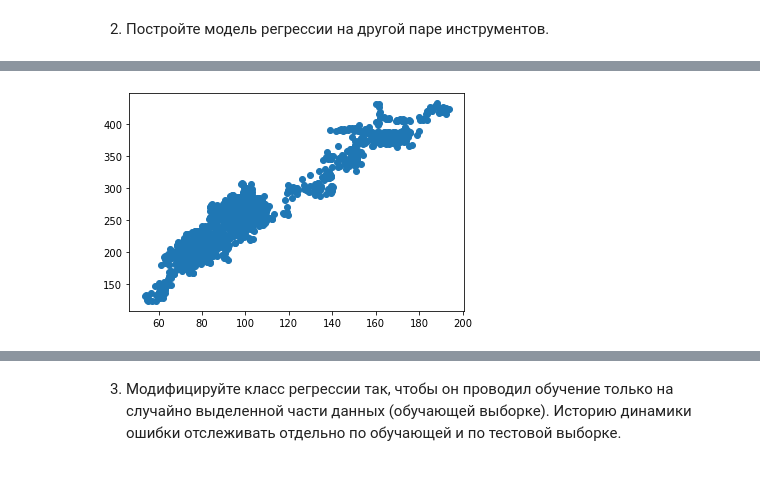
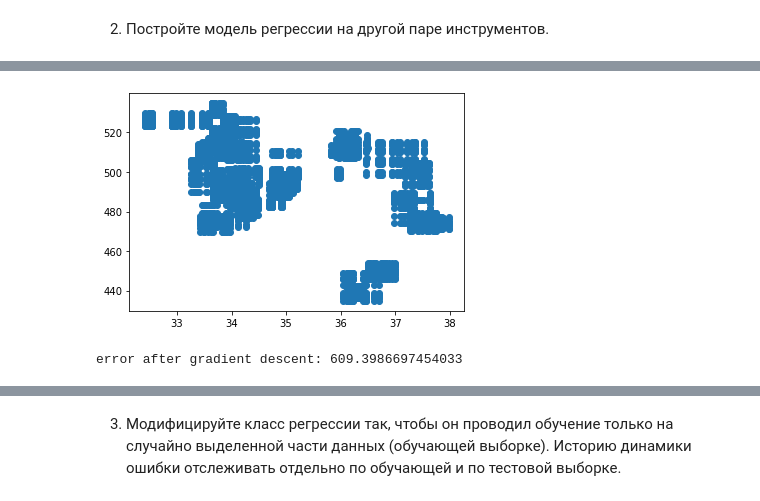
Before and after one commit to victorioustone/tadimo_1, a Jupyter notebook: sem05/ML1.1_Каменчук.ipynb, the cells around one changed output, grey strips where cells are left out. Cells and saved outputs as stored; diff of their text form; code cells hidden in the pictures.

```diff
--- a/sem05/ML1.1_Каменчук.ipynb
+++ b/sem05/ML1.1_Каменчук.ipynb
@@ -194,9 +152,9 @@ plt.show()
 # %% [markdown]
 2. Постройте модель регрессии на другой паре инструментов.
 # %%
-mvid = pd.read_csv('./data/MVID_101001_171001.txt')
-sber = pd.read_csv('./data/SBER_101001_171001.txt')
+spbe = pd.read_csv('./data/SNGS_210101_210228.txt')
+moex = pd.read_csv('./data/ROSN_210101_210228.txt')
 
-res_d = pd.merge(sber, mvid, on='<DATE>')
-res_d.head()
+res_dd = pd.merge(spbe, moex, on='<DATE>')
+res_dd.head()
 # %% [output]
@@ -209,9 +167,16 @@ res_d.head()
 # %%
-x = res_d['<CLOSE>_x']
-y = res_d['<CLOSE>_y']
+x1 = res_dd['<CLOSE>_x']
+y1 = res_dd['<CLOSE>_y']
 
 plt.figure()
-plt.scatter(x, y)
+plt.scatter(x1, y1)
 plt.show()
 # %% [output]
-[figure, old version]
+[figure, new version]
+# %%
+hyp = hypothesis()
+steps1, errors1 = hyp.BGD_new(x1, y1)
+J = hyp.error(x1, y1)
+print("error after gradient descent:", J)
+# %% [output]
+error after gradient descent: 609.3986697454033
```
Also changed, not shown: parts of 10 cells of this notebook, 5 other files.
